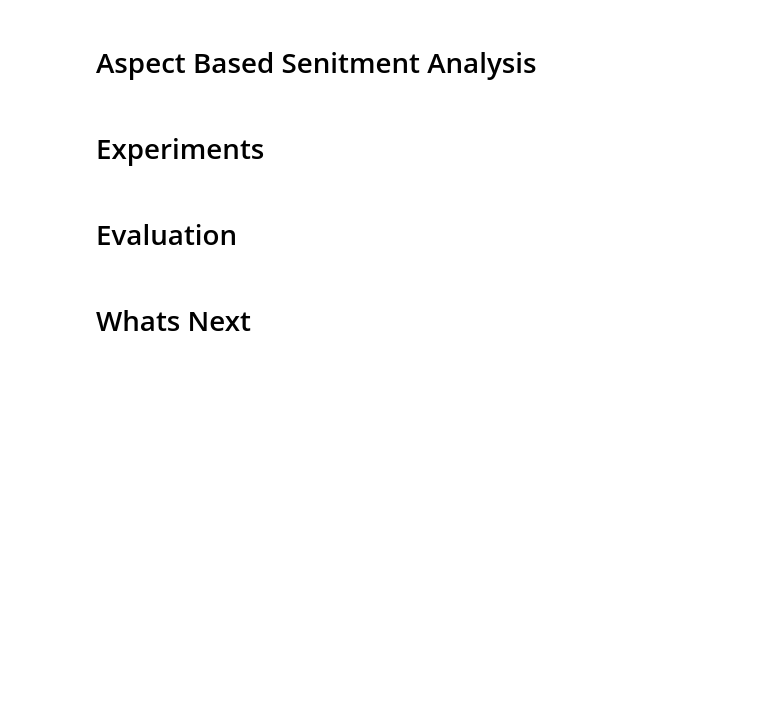
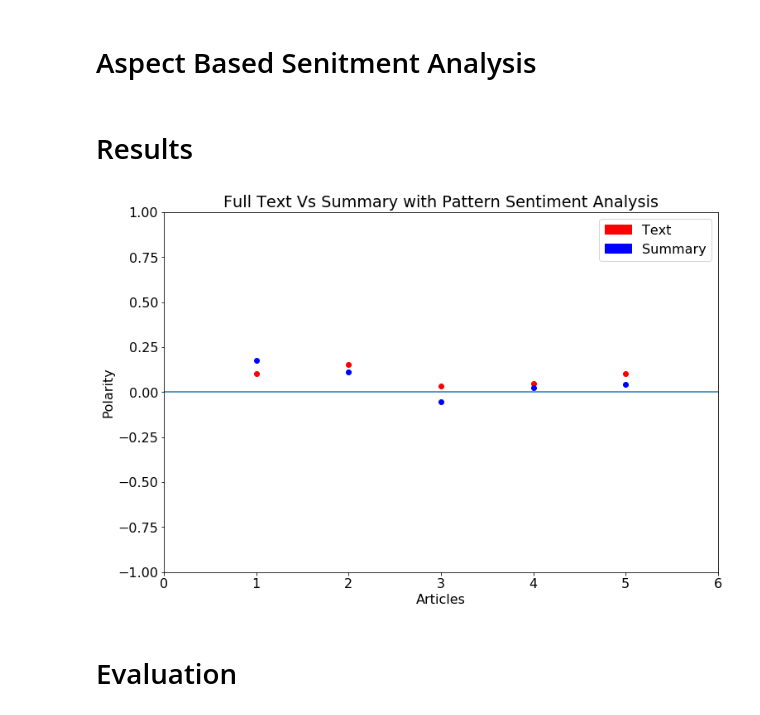
Before and after one commit to bhanupratapjain/political-promise-evaluation, a Jupyter notebook: PoliticalPromiseEvaluation.ipynb, the cells around one changed output. Cells and saved outputs as stored; diff of their text form; code cells hidden in the pictures; blank space fills up the shorter version.

Commit message:
Compiling results

```diff
--- a/PoliticalPromiseEvaluation.ipynb
+++ b/PoliticalPromiseEvaluation.ipynb
@@ -345,8 +423,46 @@ Text: the exodus began monday when merck s chief executive said he was resigning
 # %% [markdown]
 # Aspect Based Senitment Analysis
 # %% [markdown]
-# Experiments
+# Results
+# %%
+import matplotlib.pyplot as plt
+import matplotlib.patches as mpatches
+import matplotlib
+plt.figure(figsize=(12,8))
+matplotlib.rcParams.update({'font.size': 16})
+
+def experiment_1():
+    with open('out/results.json', 'r') as df:
+        res = json.load(df)
+    colors = ['ro','bo']
+
+    polarity=[]
+    for r in res['article_text_pattern'][0]['result']:
+        polarity.append(r['sentiment']['polarity'])
+    plt.plot(range(1,len(polarity)+1), polarity, "ro")
+#     print("Text")
+#     print(polarity)
+
+    polarity=[]
+    for r in res['article_summary_pattern'][0]['result']:
+        polarity.append(r['sentiment']['polarity'])
+    plt.plot(range(1,len(polarity)+1), polarity, "bo")
+#     print("Summary")
+#     print(polarity)
+
+    red_patch = mpatches.Patch(color='red', label='Text')
+    blue_patch = mpatches.Patch(color='blue', label='Summary')
+
+    plt.legend(handles=[red_patch,blue_patch])
+    plt.axis([0, 6, -1, 1])
+    plt.xlabel('Articles')
+    plt.ylabel('Polarity')
+    plt.title('Full Text Vs Summary with Pattern Sentiment Analysis')
+    plt.axhline(y=0)
+    plt.show()
+# %%
+experiment_1()
+# %% [output]
+[figure, added]
 # %% [markdown]
 # Evaluation
-# %% [markdown]
-# Whats Next
```
Also changed, not shown: parts of 12 cells of this notebook, 5 other files.
